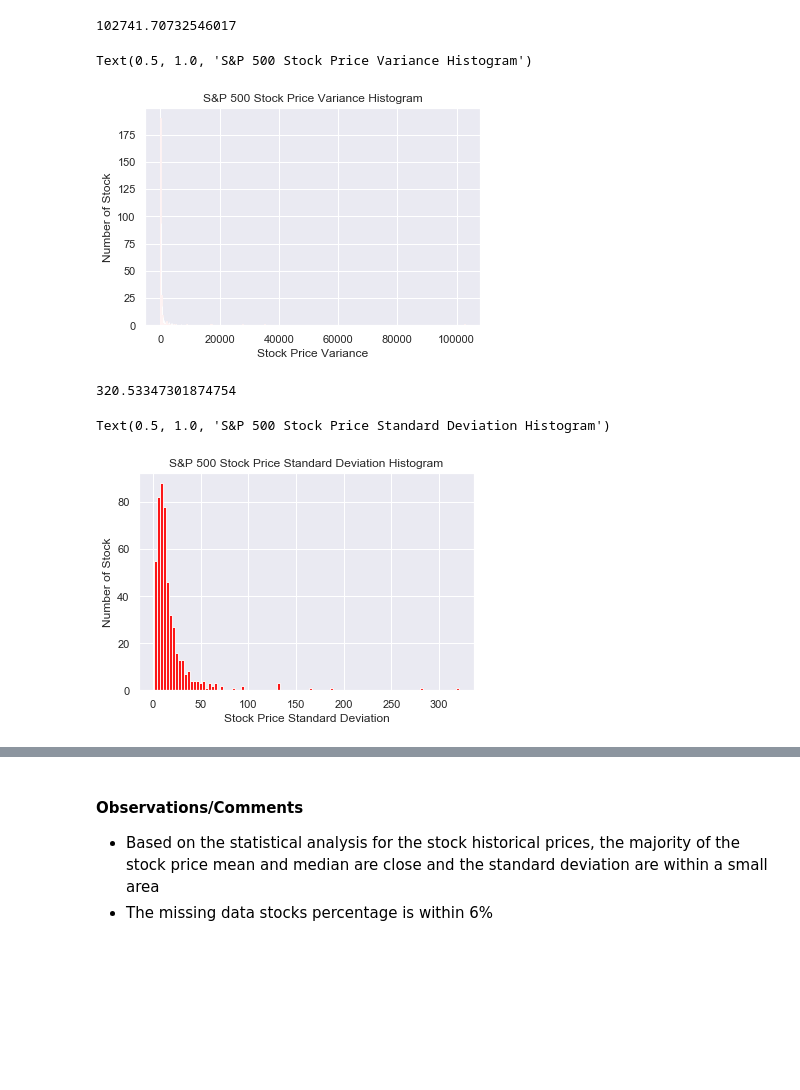
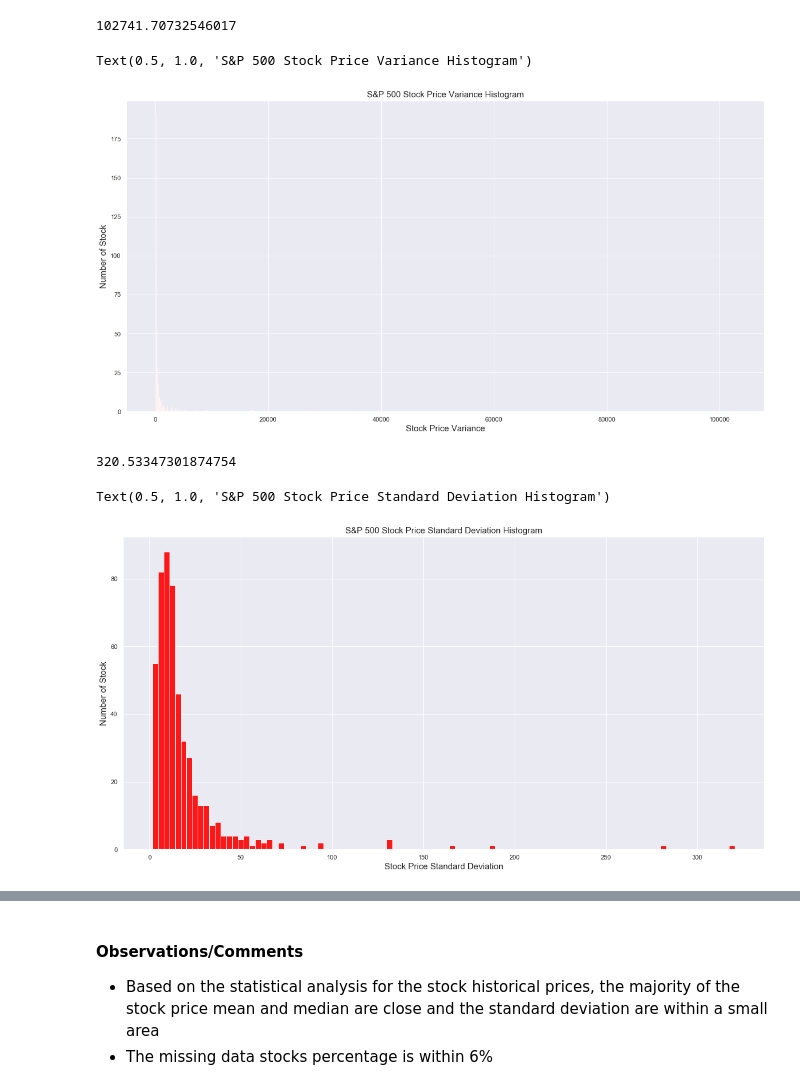
Before and after one commit to ProjectTeam4/ProjectTeam4.github.io, a Jupyter notebook: Code_Update_S&P_500_Stock_Analysis_Is_Technology_the_Right_Investment_for_the_Future.ipynb, the cells around one changed output, grey strips where cells are left out. Cells and saved outputs as stored; diff of their text form; code cells hidden in the pictures; blank space fills up the shorter version.

```diff
--- a/Code_Update_S&P_500_Stock_Analysis_Is_Technology_the_Right_Investment_for_the_Future.ipynb
+++ b/Code_Update_S&P_500_Stock_Analysis_Is_Technology_the_Right_Investment_for_the_Future.ipynb
@@ -354,15 +353,15 @@ MaxVar
 102741.70732546017
 # %%
 # Plot the Historical Graph of the Stock Price Variance
-HistDataVar.hist(bins='auto', color='red', alpha=0.9)
-plt.xlabel('Stock Price Variance')
-plt.ylabel('Number of Stock')
-plt.title('S&P 500 Stock Price Variance Histogram')
+HistDataVar.hist(bins='auto', color='red', alpha=0.9, figsize = (20, 10))
+plt.xlabel('Stock Price Variance', size = 15)
+plt.ylabel('Number of Stock', size = 15)
+plt.title('S&P 500 Stock Price Variance Histogram', size = 15)
 
 # Show the distribution of stock price Variance
 # %% [output]
 Text(0.5, 1.0, 'S&P 500 Stock Price Variance Histogram')
-[figure, old version]
+[figure, new version]
 # %%
 # Generate the max stock price standard deviation
 HistDataStd = HistData.std()
@@ -374,15 +373,15 @@ MaxStd
 320.53347301874754
 # %%
 # Plot the Historical Graph of the Stock Price Standard Deviation
-HistDataStd.hist(bins='auto', color='red', alpha=0.9)
-plt.xlabel('Stock Price Standard Deviation')
-plt.ylabel('Number of Stock')
-plt.title('S&P 500 Stock Price Standard Deviation Histogram')
+HistDataStd.hist(bins='auto', color='red', alpha=0.9, figsize=(20, 10))
+plt.xlabel('Stock Price Standard Deviation', size = 15)
+plt.ylabel('Number of Stock', size = 15)
+plt.title('S&P 500 Stock Price Standard Deviation Histogram', size = 15)
 
 # Show the distribution of stock price standard deviation with majority within [0, 50]
 # %% [output]
 Text(0.5, 1.0, 'S&P 500 Stock Price Standard Deviation Histogram')
-[figure, old version]
+[figure, new version]
 # %%
 # Check the Number of Historical Price Frequency per Stock/Ticker
 CountPriceNumber = sorted(HistData.count(), reverse=True)
```
Also changed, not shown: parts of 43 cells of this notebook.
